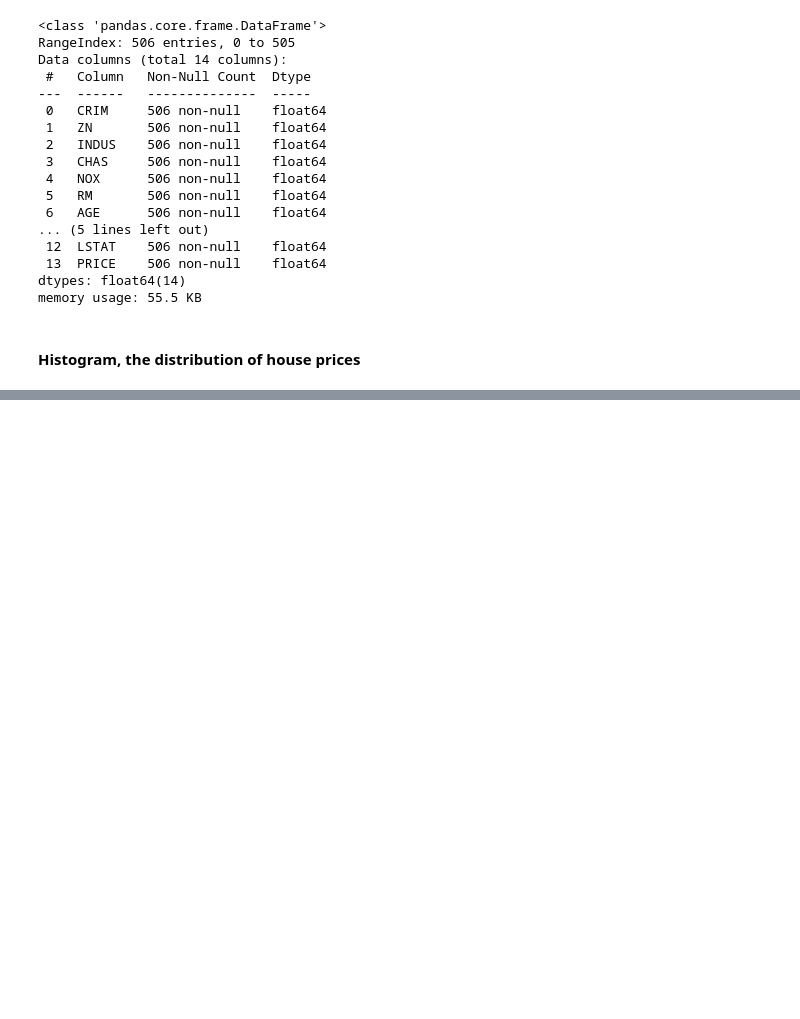
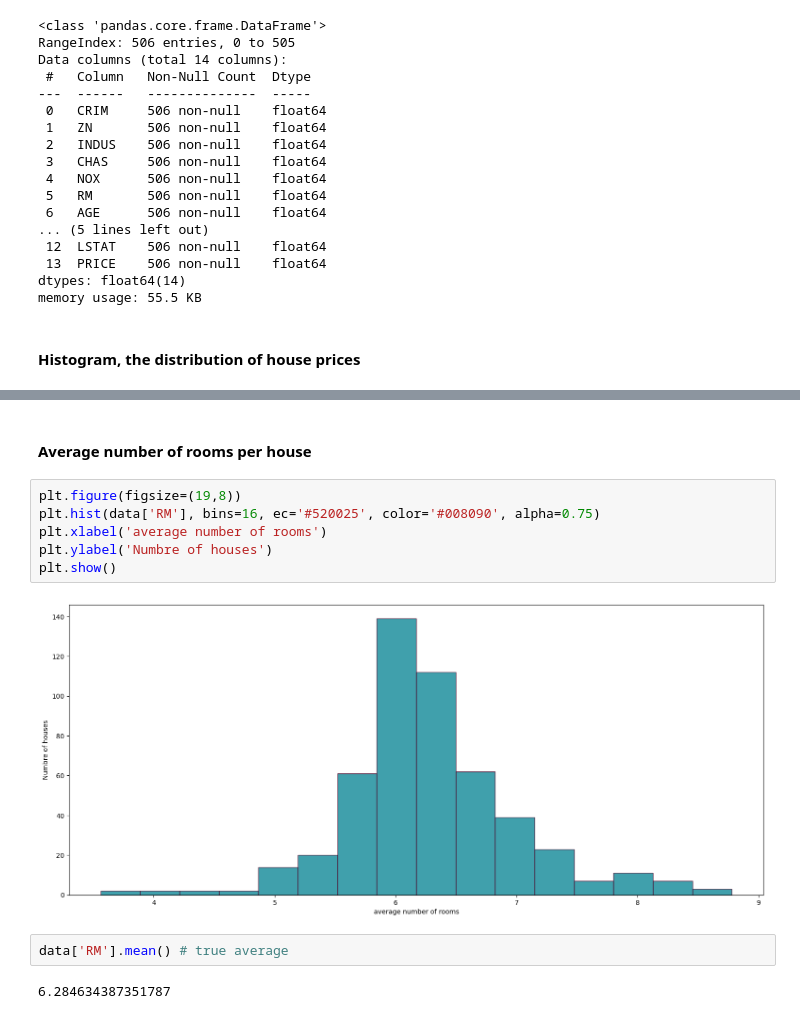
Before and after one commit to sydibyd/Python, a Jupyter notebook: Data Exploration.ipynb, the cells around one changed output, grey strips where cells are left out. Cells and saved outputs as stored; diff of their text form; blank space fills up the shorter version.

```diff
--- a/Data Exploration.ipynb
+++ b/Data Exploration.ipynb
@@ -228,0 +240,14 @@ plt.show()
+# %% [markdown]
+#### Average number of rooms per house
+# %%
+plt.figure(figsize=(19,8))
+plt.hist(data['RM'], bins=16, ec='#520025', color='#008090', alpha=0.75)
+plt.xlabel('average number of rooms')
+plt.ylabel('Numbre of houses')
+plt.show()
+# %% [output]
+[figure, added]
+# %%
+data['RM'].mean() # true average
+# %% [output]
+6.284634387351787
```
Also changed, not shown: parts of 5 cells of this notebook.
